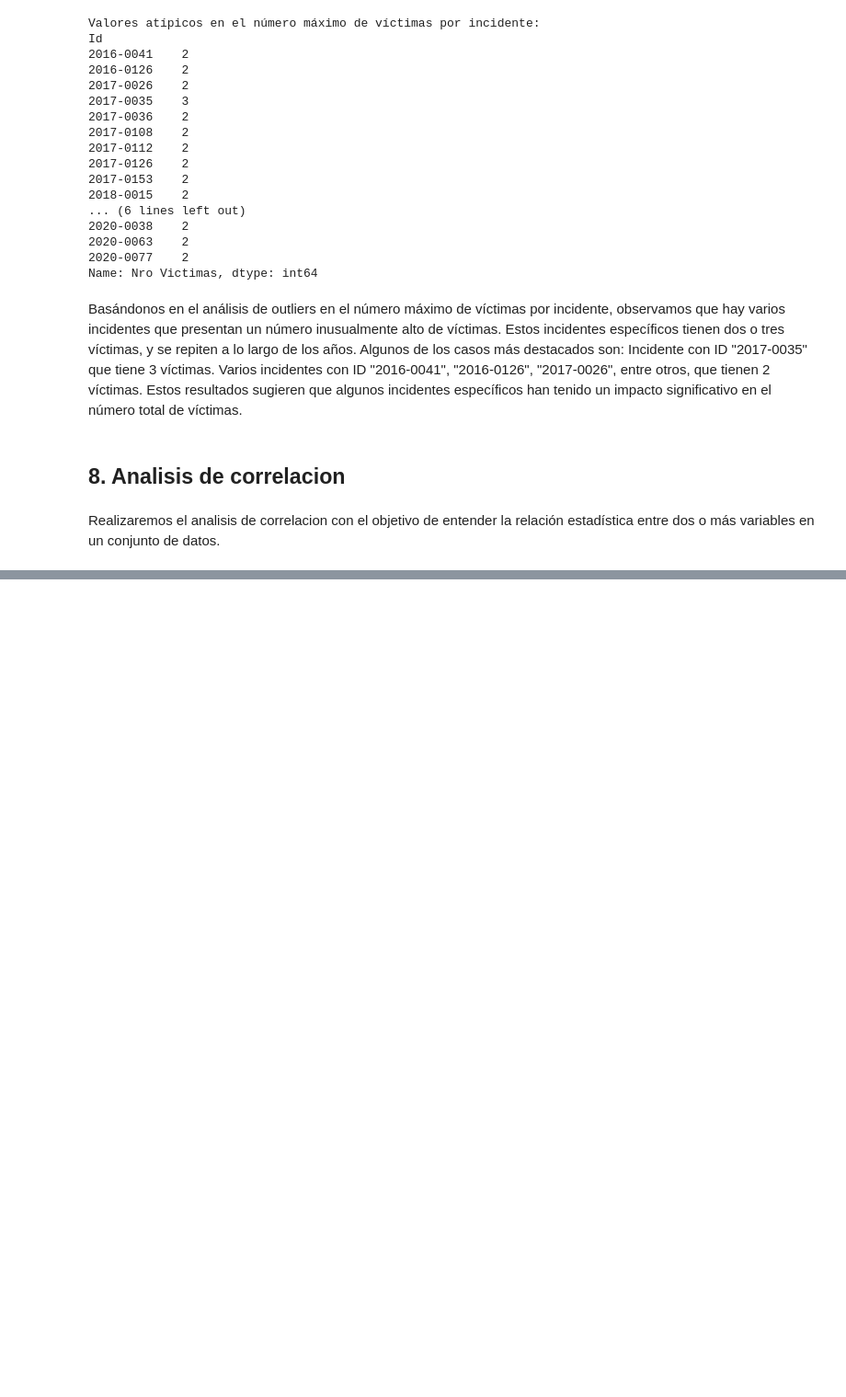
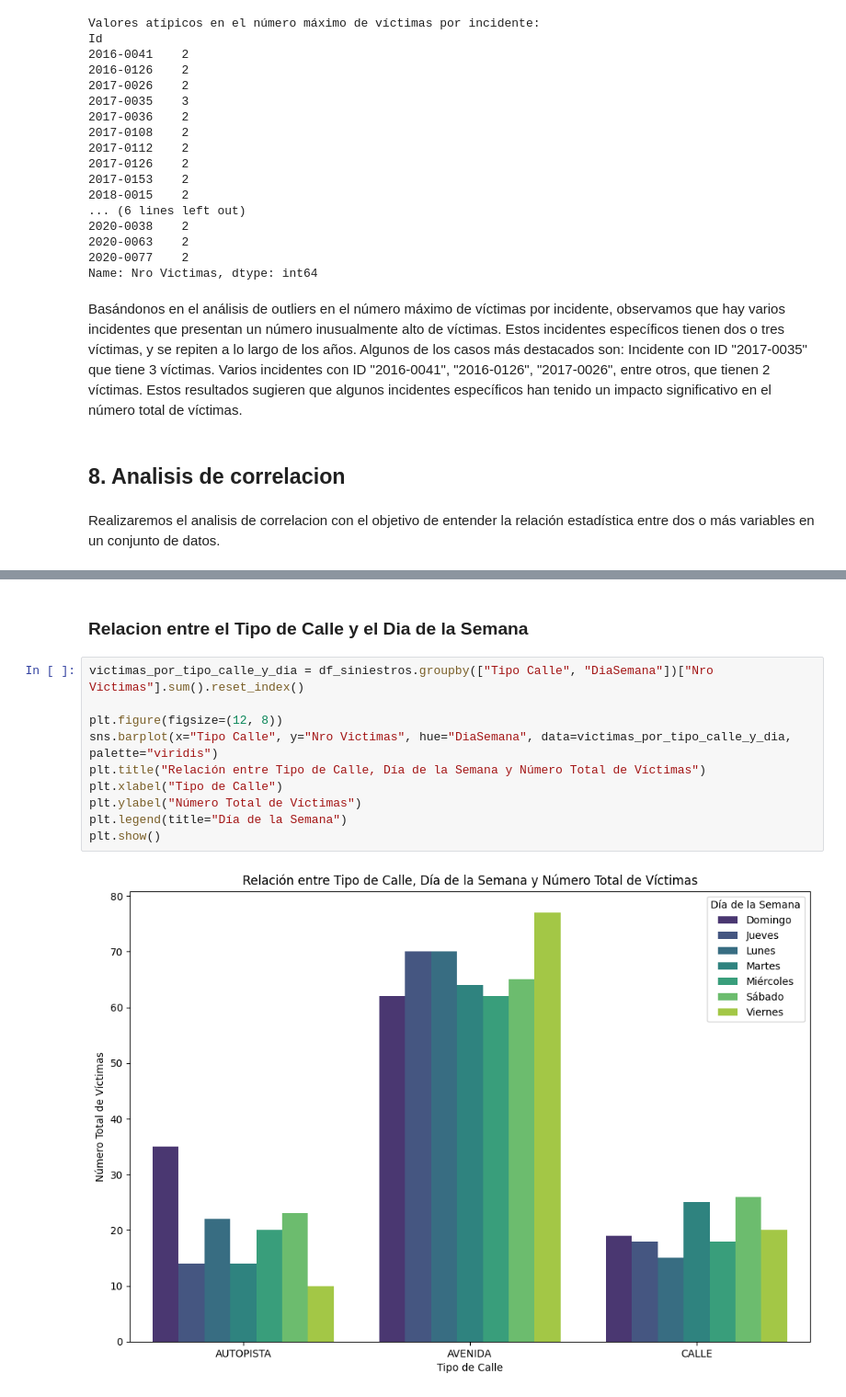
Before and after one commit to ASGuzman/PI2_Siniestros_Viales, a Jupyter notebook: EDA.ipynb, the cells around one changed output, grey strips where cells are left out. Shown at 92% size. Saved outputs shown, nothing was run; the diff lists cells and outputs as text; blank space fills up the shorter version.

```diff
--- a/EDA.ipynb
+++ b/EDA.ipynb
@@ -393,0 +430,14 @@ Realizaremos el analisis de correlacion con el objetivo de entender la relación
+# %% [markdown]
+### Relacion entre el Tipo de Calle y el Dia de la Semana
+# %%
+victimas_por_tipo_calle_y_dia = df_siniestros.groupby(["Tipo Calle", "DiaSemana"])["Nro Victimas"].sum().reset_index()
+
+plt.figure(figsize=(12, 8))
+sns.barplot(x="Tipo Calle", y="Nro Victimas", hue="DiaSemana", data=victimas_por_tipo_calle_y_dia, palette="viridis")
+plt.title("Relación entre Tipo de Calle, Día de la Semana y Número Total de Víctimas")
+plt.xlabel("Tipo de Calle")
+plt.ylabel("Número Total de Víctimas")
+plt.legend(title="Día de la Semana")
+plt.show()
+# %% [output]
+[figure, added]
```
Also changed, not shown: parts of 16 cells of this notebook.
